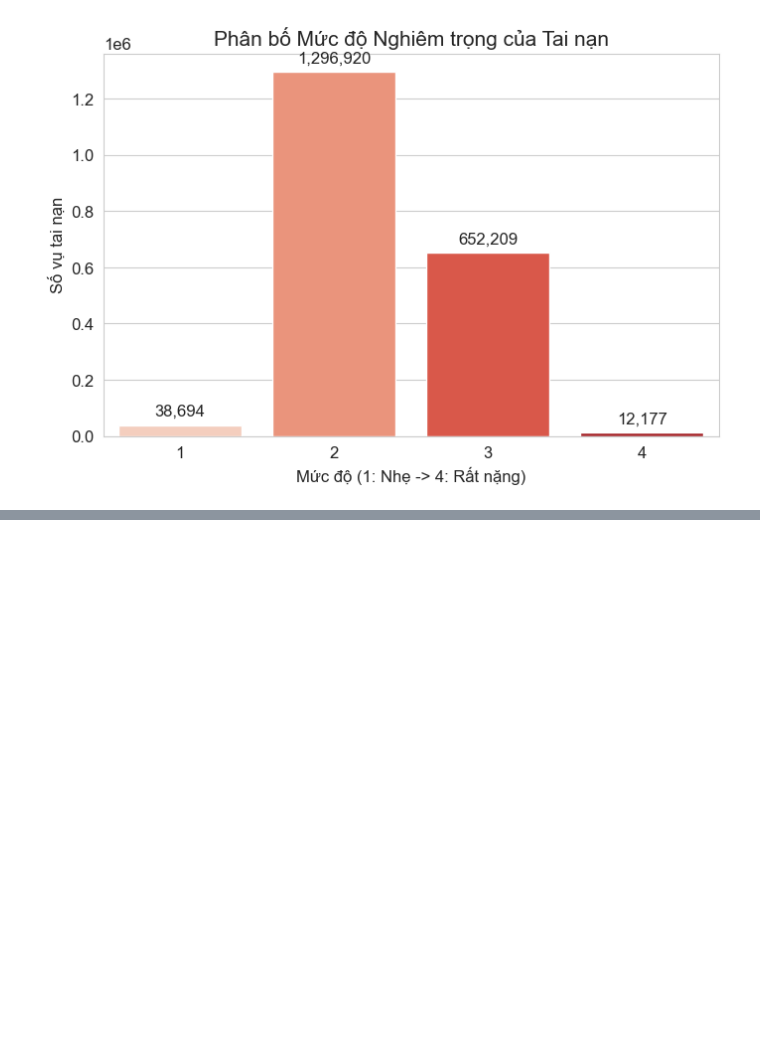
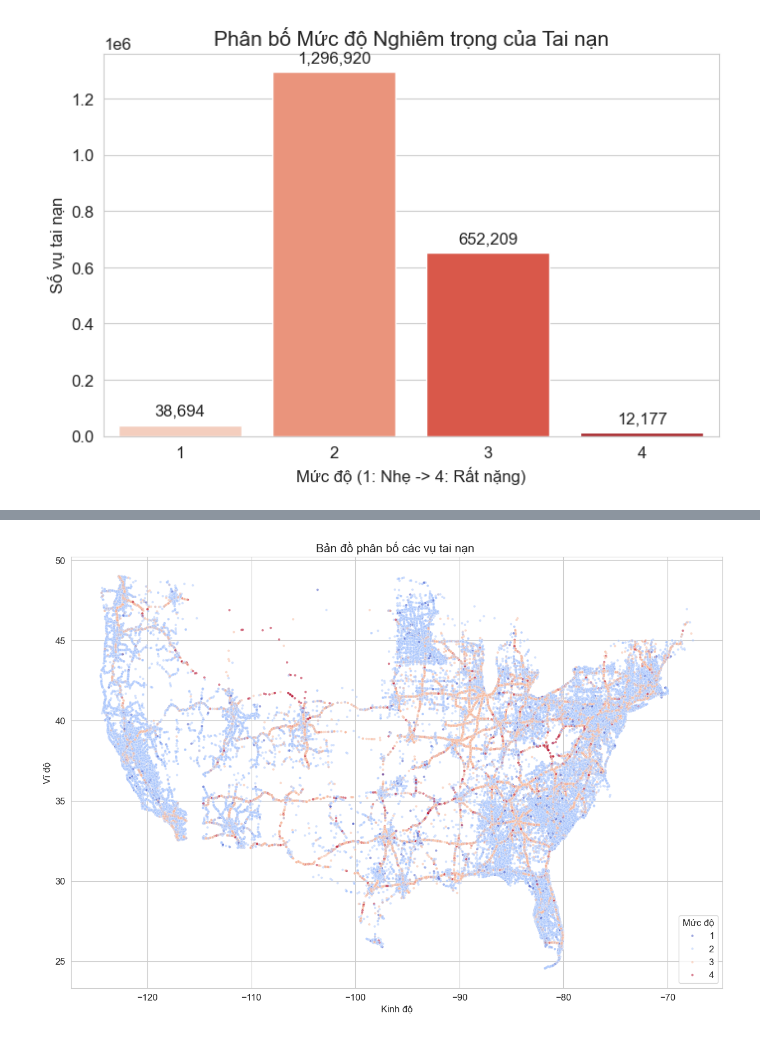
Before and after one commit to Traffic-Accident-Data-Analysis/DAP-Project, a Jupyter notebook: Untitled-1.ipynb, the cells around one changed output, grey strips where cells are left out. Saved outputs shown, nothing was run; the diff lists cells and outputs as text; code cells hidden in the pictures; blank space fills up the shorter version.

```diff
--- a/Untitled-1.ipynb
+++ b/Untitled-1.ipynb
@@ -225,10 +228,23 @@ print(" Đã lưu xong file tại: output/dashboard_data.csv")
 # %% [output]
  Đã lưu xong file tại: output/dashboard_data.csv
 # %%
-import matplotlib.pyplot as plt
-import seaborn as sns
+import os
 
-# Cấu hình giao diện đẹp
-sns.set_style("whitegrid") # Nền trắng có kẻ ô
-plt.rcParams['figure.figsize'] = (12, 6) # Kích thước mặc định cho to
-plt.rcParams['font.size'] = 12
+def list_files(startpath):
+    print(f"📂 {os.path.basename(os.getcwd())} (Thư mục dự án)")
+    for root, dirs, files in os.walk(startpath):
+        # Bỏ qua các thư mục ẩn hoặc hệ thống để cây gọn đẹp
+        dirs[:] = [d for d in dirs if d not in ['.git', '.ipynb_checkpoints', '__pycache__', '.vscode']]
+
+        level = root.replace(startpath, '').count(os.sep)
+        indent = '│   ' * (level)
+        print(f"{indent}├── 📁 {os.path.basename(root)}/")
+
+        subindent = '│   ' * (level + 1)
+        for f in files:
+            # Chỉ hiện các file quan trọng
+            if f.endswith(('.csv', '.ipynb', '.py', '.txt', '.gitignore')):
+                print(f"{subindent}└── 📄 {f}")
+
+# Chạy hàm lấy cây thư mục hiện tại
+list_files('.')
@@ -519,0 +342,17 @@ if 'usa' in locals():
+# %%
+plt.figure(figsize=(15, 10))
+
+
+sample_df = df_dashboard.sample(n=2000000, random_state=42)
+
+# Vẽ Scatter plot (Kinh độ vs Vĩ độ)
+sns.scatterplot(x='Start_Lng', y='Start_Lat', data=sample_df,
+                hue='Severity', palette='coolwarm', s=10, alpha=0.5)
+
+plt.title('Bản đồ phân bố các vụ tai nạn ', fontsize=15)
+plt.xlabel('Kinh độ')
+plt.ylabel('Vĩ độ')
+plt.legend(title='Mức độ', loc='lower right')
+plt.show()
+# %% [output]
+[figure, added]
```
Also changed, not shown: parts of 14 cells of this notebook.
